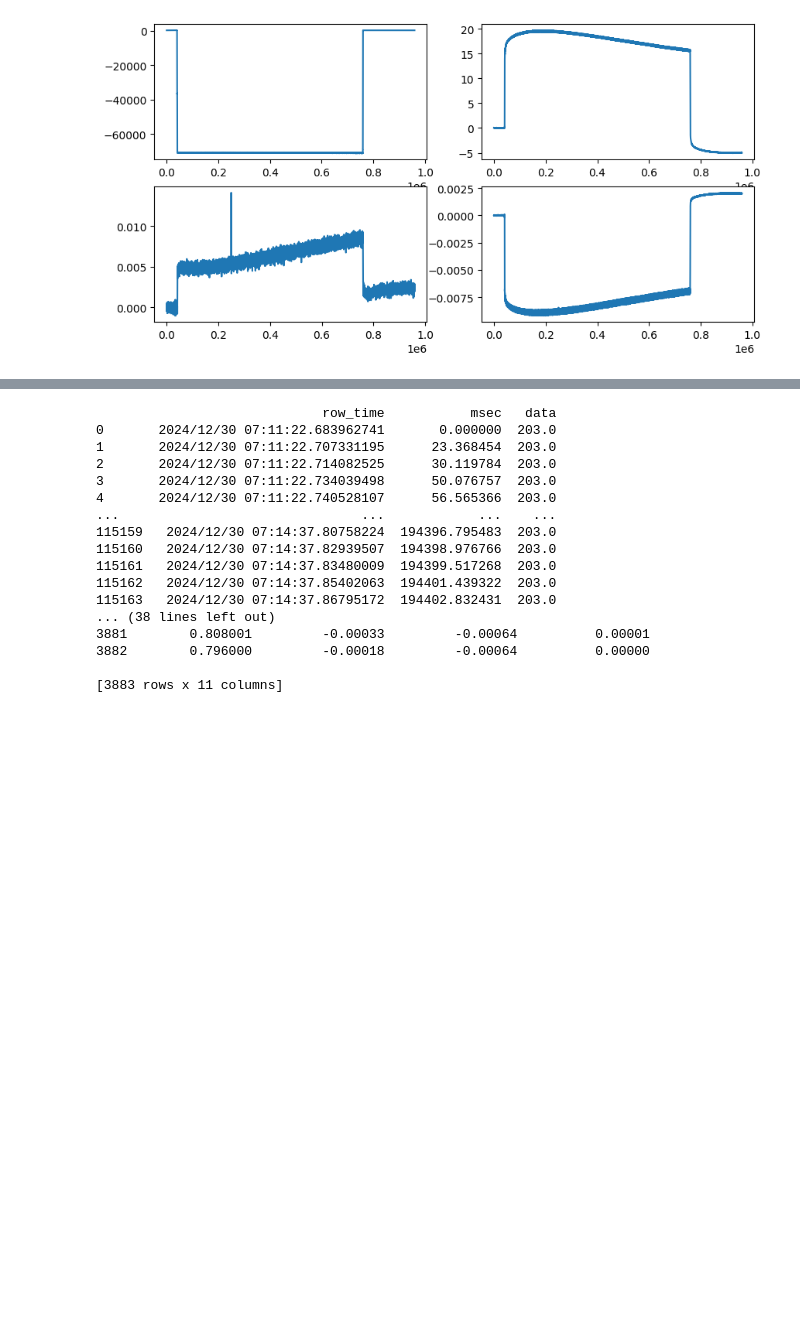
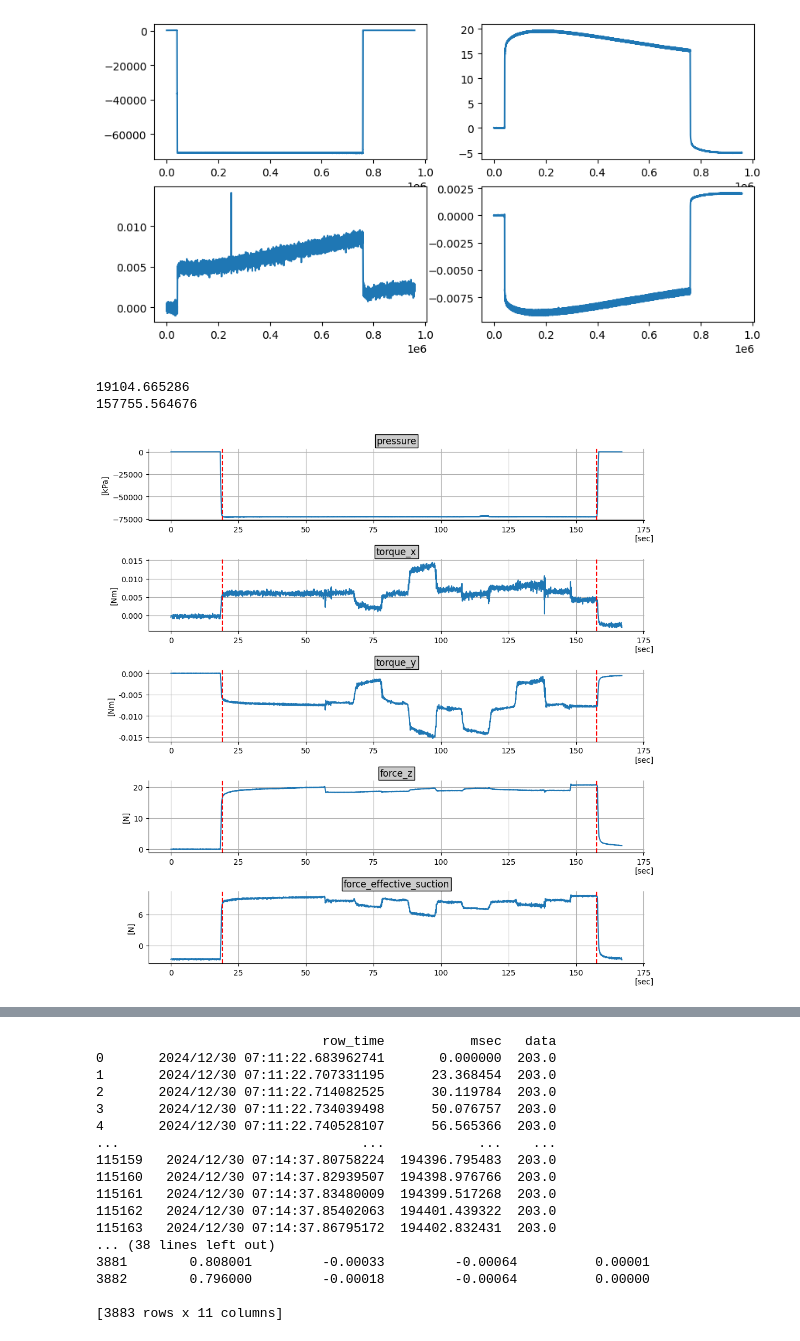
Before and after one commit to izumi0x01/ros2bagConverter, a Jupyter notebook: plot.ipynb, the cells around one changed output, grey strips where cells are left out. Saved outputs shown, nothing was run; the diff lists cells and outputs as text; code cells hidden in the pictures; blank space fills up the shorter version.

Commit message:
fix plot_design

```diff
--- a/plot.ipynb
+++ b/plot.ipynb
@@ -15,7 +15,7 @@ if __name__ == "__main__":
     else:
         bag_file = args[1]
 
-    path = "./bag/sg_exp_new-pad_kyuchaku/sg_exp_new-pad_1_0.db3"
+    path = "./bag/sg_exp_new-pad_kyuchaku/sg_exp_new-pad_kyuchaku.db3"
     bag_converter.connectDB(path)
     res1 = bag_converter.getTopicDataWithPandas("/sg/pressure")
     print(res1)
@@ -52,3 +52,65 @@ if __name__ == "__main__":
 
 [18966 rows x 11 columns]
 [figure]
+# %%
+import numpy as np
+
+path = "./bag/sg_exp_fe_3/sg_exp_fe_3_0.db3"
+bag_converter.connectDB(path)
+res1 = bag_converter.getTopicDataWithPandas("/sg/pressure")
+res2 = bag_converter.getTopicDataWithPandas("/sg/wrench")
+res3 = bag_converter.getTopicDataWithPandas("/sg/fe")
+# %%
+import matplotlib.ticker as ticker
+
+def custom_plot(ax,x_label,y_label,title,msec_threshold_front,msec_threshold_back):
+    ax.set_xlabel(x_label)
+    ax.set_ylabel(y_label)
+    ax.set_title(title,
+                 bbox={'facecolor':'0.8', 'pad':2})
+    ax.xaxis.set_label_coords(1.0, -0.2)
+    ax.spines.top.set_visible(False)
+    ax.spines.right.set_visible(False)
+    ax.xaxis.set_major_formatter(ticker.FuncFormatter(lambda x, _: '{:.0f}'.format(x/1000)))
+    ax.grid(True)
+    ax.axvline(x=msec_threshold_front, color='r', linestyle='--')
+    ax.axvline(x=msec_threshold_back, color='r', linestyle='--')
+    # ax.yaxis.set_label_coords(-0.05, 0.9)
+
+
+msec_threshold_front = res1.loc[res1.index[(res1['data'] < res1['data'].min() + 1000 )& (res1['data'] > res1['data'].min())][0], "msec"]
+print(msec_threshold_front)
+msec_threshold_back = res1.loc[res1.index[(res1['data'] < res1['data'].min() + 1000 )& (res1['data'] > res1['data'].min())][-1], "msec"]
+print(msec_threshold_back)
+
+wrench_torque_x_front = res2.loc[(res2['msec'] - msec_threshold_front).abs().idxmin(), "wrench_torque_x"]
+wrench_torque_x_back = res2.loc[(res2['msec'] - msec_threshold_back).abs().idxmin(), "wrench_torque_x"]
+wrench_torque_y_front = res2.loc[(res2['msec'] - msec_threshold_front).abs().idxmin(), "wrench_torque_y"]
+wrench_torque_y_back = res2.loc[(res2['msec'] - msec_threshold_back).abs().idxmin(), "wrench_torque_y"]
+
+Mr = np.sqrt((res2['wrench_torque_x']-wrench_torque_x_front)**2 + (res2['wrench_torque_y']-wrench_torque_y_front)**2)
+r = 0.0015
+fr1 = 0.5*(res2['wrench_force_z']+Mr/r)
+fr2 = 0.5*(res2['wrench_force_z']-Mr/r)
+fe = np.minimum(fr1, fr2)  # 要素ごとの比較
+
+fig ,axs= plt.subplots(nrows=5,figsize=(10, 10),layout='constrained')
+axs[0].plot(res1['msec'], res1['data'])
+custom_plot(axs[0],'[sec]','[kPa]','pressure',msec_threshold_front,msec_threshold_back)
+axs[1].plot(res2['msec'], res2['wrench_torque_x'])
+axs[1].yaxis.set_major_formatter(ticker.FuncFormatter(lambda x, _: '{:.3f}'.format(x)))
+custom_plot(axs[1],'[sec]','[Nm]','torque_x',msec_threshold_front,msec_threshold_back)
+axs[2].plot(res2['msec'], res2['wrench_torque_y'])
+axs[2].yaxis.set_major_formatter(ticker.FuncFormatter(lambda x, _: '{:.3f}'.format(x)))
+custom_plot(axs[2],'[sec]','[Nm]','torque_y',msec_threshold_front,msec_threshold_back)
+axs[3].plot(res2['msec'], res2['wrench_force_z'])
+custom_plot(axs[3],'[sec]','[N]','force_z',msec_threshold_front,msec_threshold_back)
+axs[4].plot(res2['msec'], fe)
+custom_plot(axs[4],'[sec]','[N]','force_effective_suction', msec_threshold_front, msec_threshold_back)
+axs[4].set_yticks(np.arange(0, fe.max(), 6))
+
+plt.show()
+# %% [output]
+19104.665286
+157755.564676
+[figure, added]
```
Also changed, not shown: parts of 3 cells of this notebook.
